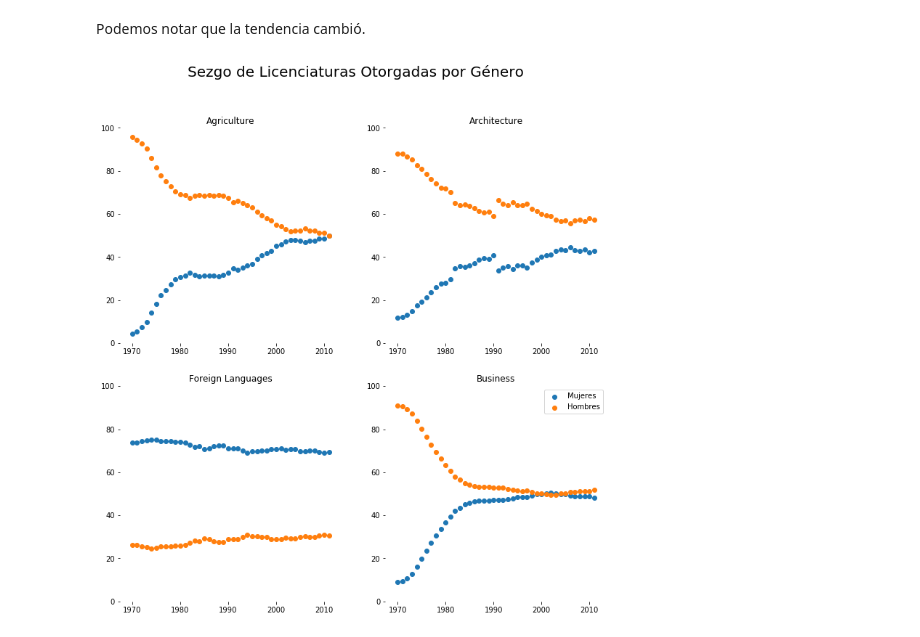
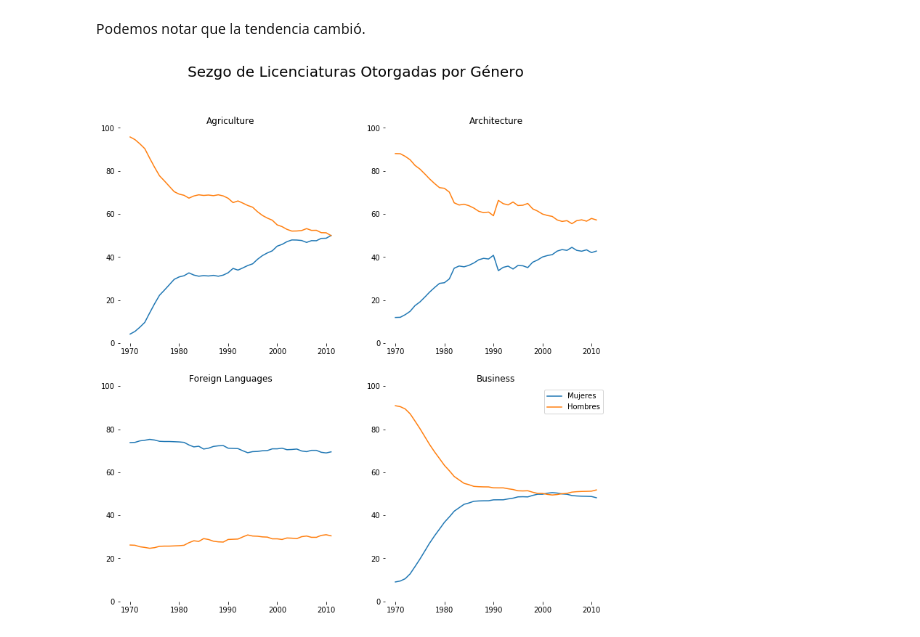
Before and after one commit to jdbr99/computo-cientifico-python, a Jupyter notebook: 06-matplotlib-pandas/estudio_sezgo_bio.ipynb, the cells around one changed output. Cells and saved outputs as stored; diff of their text form; code cells hidden in the pictures.

```diff
--- a/06-matplotlib-pandas/estudio_sezgo_bio.ipynb
+++ b/06-matplotlib-pandas/estudio_sezgo_bio.ipynb
@@ -42,17 +44,17 @@ Podemos notar que la tendencia cambió.
 # %%
 majors = ['Agriculture', 'Architecture', 'Foreign Languages', 'Business']
 fig = plt.figure(figsize=(12,12))
 fig.suptitle("Sezgo de Licenciaturas Otorgadas por Género", size=20)
 fig.tight_layout()
 for sp in range(0,4):
     ax = fig.add_subplot(2,2,sp+1)
-    ax.scatter(women_degrees["Year"], women_degrees[majors[sp]], label="Mujeres")
-    ax.scatter(women_degrees["Year"], 100-women_degrees[majors[sp]], label="Hombres")
+    ax.plot(women_degrees["Year"], women_degrees[majors[sp]], label="Mujeres")
+    ax.plot(women_degrees["Year"], 100-women_degrees[majors[sp]], label="Hombres")
     for key,_ in ax.spines.items():
         ax.spines[key].set_visible(False)
     ax.set_title(majors[sp])
     ax.set_ylim(0,100)
 
 ax.legend();
 # %% [output]
-[figure, old version]
+[figure, new version]
```
Also changed, not shown: parts of 1 cell of this notebook, 2 other files.
